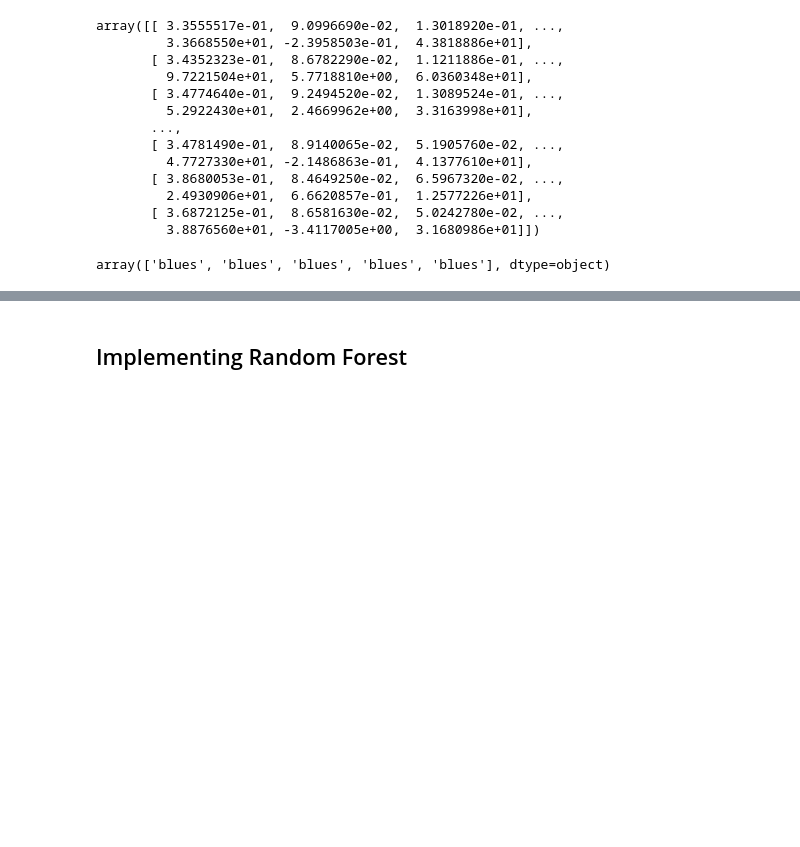
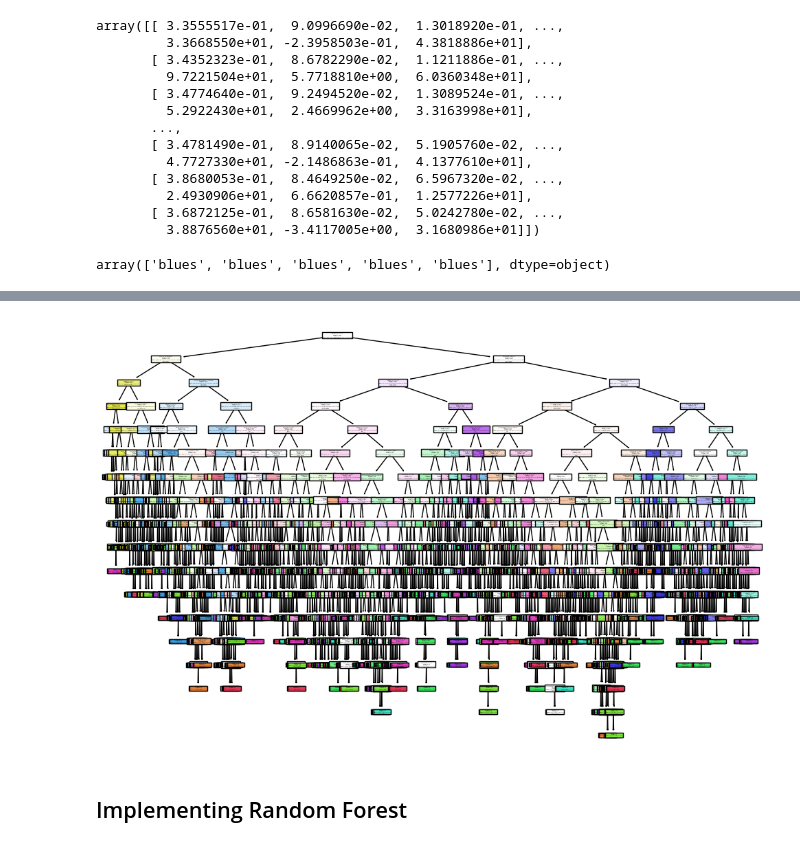
Before and after one commit to mascee/Music_Project, a Jupyter notebook: ML_Olga.ipynb, the cells around one changed output, grey strips where cells are left out. Saved outputs shown, nothing was run; the diff lists cells and outputs as text; code cells hidden in the pictures; blank space fills up the shorter version.

Commit message:
Edited ReadMe, Plotted trees

```diff
--- a/ML_Olga.ipynb
+++ b/ML_Olga.ipynb
@@ -82,0 +91,14 @@ array(['blues', 'blues', 'blues', 'blues', 'blues'], dtype=object)
+# %%
+X_train, X_test, y_train, y_test = train_test_split(X, y, random_state=42, stratify=y)
+# %%
+#Decision tree
+model_Dtree = DecisionTreeClassifier(
+    #I added entropy and it increased the result. Trimming leafs, editing max_depth did not improve the accuracy
+    criterion="entropy",
+)
+model_Dtree.fit(X_train, y_train)
+
+y_pred = model_Dtree.predict(X_test)
+
+
+print(classification_report(y_test, y_pred))
@@ -83,3 +147,26 @@ array(['blues', 'blues', 'blues', 'blues', 'blues'], dtype=object)
+# %%
+# Plot the decision tree
+
+#Explicitly defining features and classes
+feature_names = df.drop(["filename", "length", "label"], axis=1).columns.tolist()
+class_names = list(df["label"].unique())
+
+#Ploting the tree
+plt.figure(figsize=(12, 8))
+plot_tree(
+    model_Dtree,
+    feature_names=feature_names,
+    class_names=class_names,
+    filled=True
+)
+
+# Saving the plot with higher resolution.
+plt.savefig('Plots/decision_tree.png', dpi=500, bbox_inches='tight')
+
+# Displaying the plot
+plt.show()
+# %% [output]
+[figure, added]
 # %% [markdown]
 ## Implementing Random Forest
 # %%
```
Also changed, not shown: parts of 16 cells of this notebook, 11 other files.
